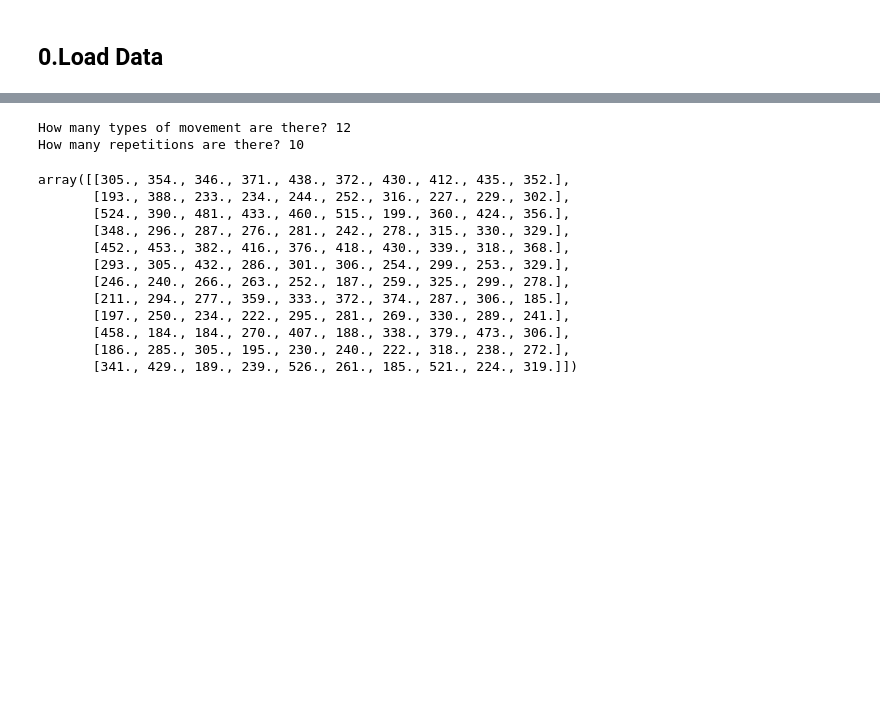
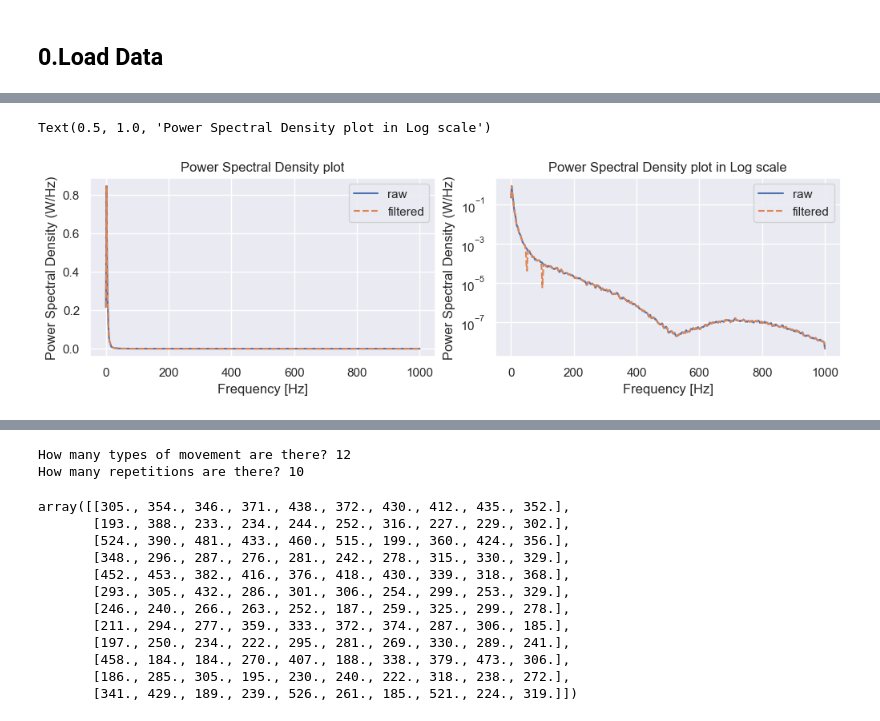
Before and after one commit to YuanshengZhou309/NSSP_Project2, a Jupyter notebook: Miniproject2-Part3.ipynb, the cells around one changed output, grey strips where cells are left out. Drawn from its saved outputs; the diff is of its cells as text; code cells hidden in the pictures; blank space fills up the shorter version.

```diff
--- a/Miniproject2-Part3.ipynb
+++ b/Miniproject2-Part3.ipynb
@@ -111,0 +83,21 @@ emg_rectified = np.abs(emg_filtered)
+# %%
+freqs_pre, Pxx_pre = welch(emg[:, 0], fs=fs, nperseg=1064)
+freqs_post, Pxx_post = welch(emg_filtered[:, 0],fs = fs,  nperseg=1064)
+
+fig, ax = plt.subplots(1, 2, constrained_layout=True, figsize=(10, 3))
+ax[0].plot(freqs_pre, Pxx_pre, label="raw")
+ax[0].plot(freqs_post, Pxx_post, linestyle="--", label="filtered")
+ax[0].legend()
+ax[0].set_xlabel("Frequency [Hz]")
+ax[0].set_ylabel("Power Spectral Density (W/Hz)")
+ax[0].set_title("Power Spectral Density plot")
+
+ax[1].semilogy(freqs_pre, Pxx_pre, label="raw")
+ax[1].semilogy(freqs_post, Pxx_post, linestyle="--", label="filtered")
+ax[1].legend()
+ax[1].set_xlabel("Frequency [Hz]")
+ax[1].set_ylabel("Power Spectral Density (W/Hz)")
+ax[1].set_title("Power Spectral Density plot in Log scale")
+# %% [output]
+Text(0.5, 1.0, 'Power Spectral Density plot in Log scale')
+[figure, added]
```
Also changed, not shown: parts of 40 cells of this notebook, 7 other files.
